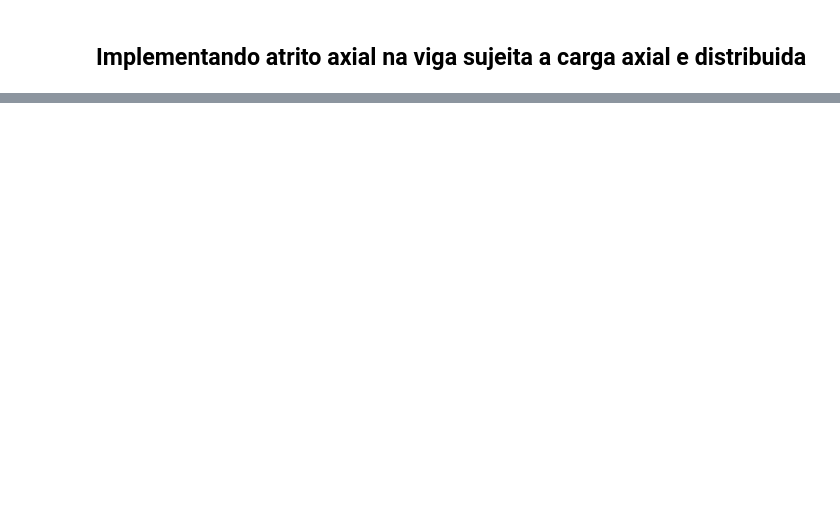
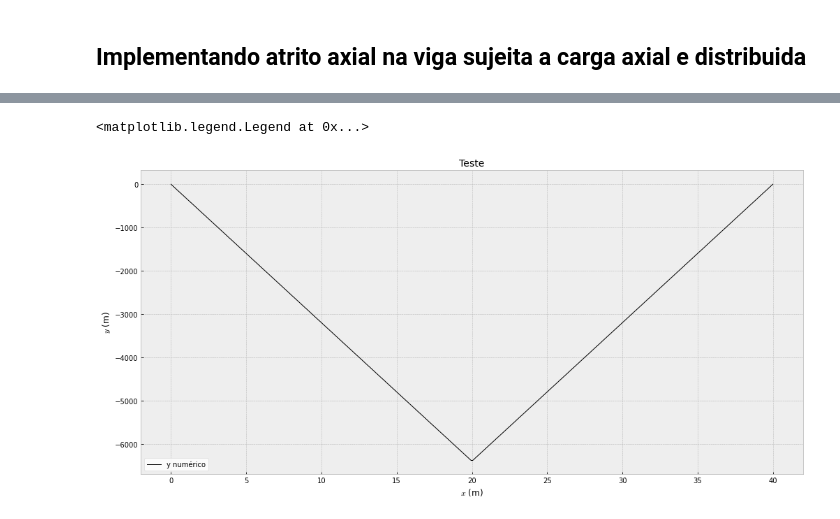
Before and after one commit to jpedro-rod/ElementosFinitos, a Jupyter notebook: MEF_Estrutural.ipynb, the cells around one changed output, grey strips where cells are left out. Saved outputs shown, nothing was run; the diff lists cells and outputs as text; code cells hidden in the pictures; blank space fills up the shorter version.

```diff
--- a/MEF_Estrutural.ipynb
+++ b/MEF_Estrutural.ipynb
@@ -1200,6 +1214,25 @@ $$ K'^e = EI \int_{\Omega} B'_i B'_j \; d\Omega \;\;,\;\;\;\; K^e = \int_{\Omega
 Fazendo a montagem das matrizes globais $K$ e $Q$:
 
 $$ K' \cdot y_i - G \cdot y_i - K \cdot y_i - Q \cdot q_k = 0 $$
+# %%
+L = 40.0
+
+x_teste = np.linspace(0,L,400)
+def f_teste(x):
+   return (-0.2956*abs(-1081.13)*x)*np.heaviside(-x+L/2.0, 1.0) + (-0.2956*abs(1081.13)*L + 0.2956*abs(-1081.13)*x)*np.heaviside(x-L/2.0, 0.0)
+
+plt.style.use('bmh')
+
+fig1, ax1 = plt.subplots(sharey=False, sharex=False, figsize = (17,8))
+
+ax1.plot(x_teste,f_teste(x_teste), color='k', linewidth=1.0, label=r'y numérico')
+ax1.set_title('Teste',fontdict={'fontsize':14})
+ax1.set_xlabel('$x$ (m)',fontdict={'fontsize':12})
+ax1.set_ylabel('$y$ (m)',fontdict={'fontsize':12})
+ax1.legend(loc='best',facecolor ='w')
+# %% [output]
+<matplotlib.legend.Legend at 0x...>
+[figure, added]
 # %%
 # parametros da simulacao
 
```
Also changed, not shown: parts of 5 cells of this notebook, 1 other file.
